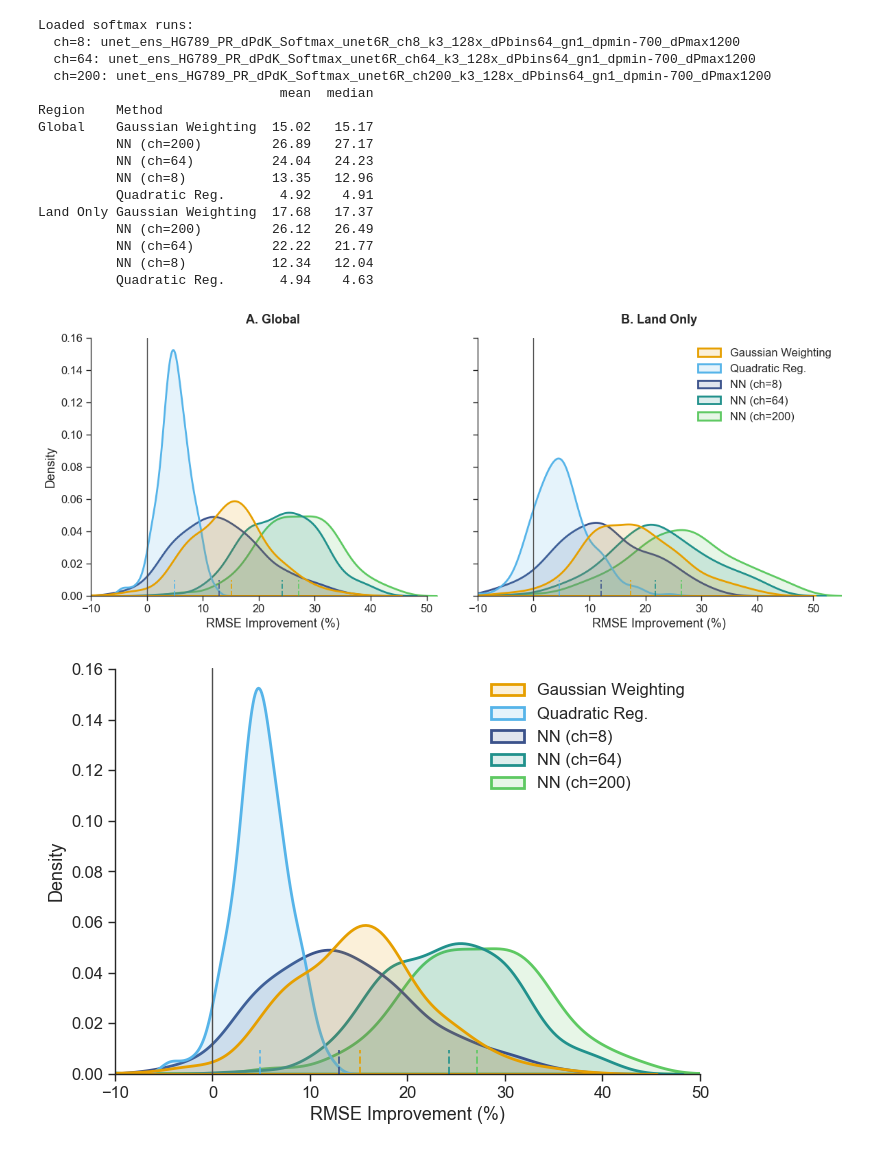
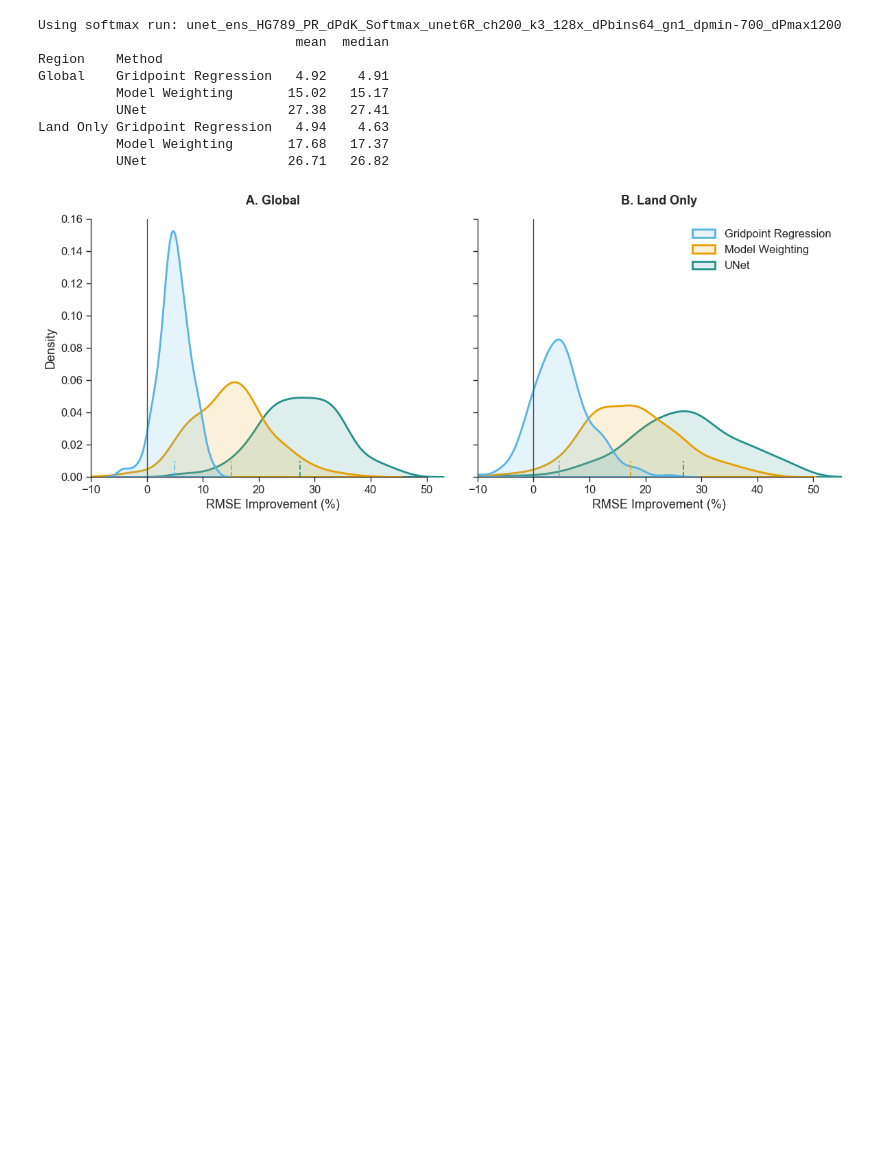
Before and after one commit to evanwellmeyer/precio_pr_dpdk, a Jupyter notebook: PDFs.ipynb, the cells around one changed output. Cells and saved outputs as stored; diff of their text form; code cells hidden in the pictures; blank space fills up the shorter version.

```diff
--- a/PDFs.ipynb
+++ b/PDFs.ipynb
@@ -88,7 +88,7 @@ extend_rows(
         gweighted["member_rmse_simple"][gweighted["test_idx"]],
         gweighted["member_rmse_weighted"][gweighted["test_idx"]],
     ),
-    "Gaussian Weighting",
+    "Model Weighting",
     "Global",
 )
 extend_rows(
@@ -97,13 +97,13 @@ extend_rows(
         polynomial["member_rmse_mean"][polynomial["test_idx"]],
         polynomial["member_rmse_poly3"][polynomial["test_idx"]],
     ),
-    "Quadratic Reg.",
+    "Gridpoint Regression",
     "Global",
 )
 extend_rows(
     rows,
     rmse_improvement(sm_baseline, softmax["rmse_softmax_mean"][sm_test_idx]),
-    f"NN (ch={requested_channel})",
+    f"UNet",
     "Global",
 )
 
@@ -113,7 +113,7 @@ extend_rows(
         gweighted["member_rmse_simple_land"][gweighted["test_idx"]],
         gweighted["member_rmse_weighted_land"][gweighted["test_idx"]],
     ),
-    "Gaussian Weighting",
+    "Model Weighting",
     "Land Only",
 )
 extend_rows(
@@ -122,22 +122,22 @@ extend_rows(
         polynomial["member_rmse_mean_land"][polynomial["test_idx"]],
         polynomial["member_rmse_poly3_land"][polynomial["test_idx"]],
     ),
-    "Quadratic Reg.",
+    "Gridpoint Regression",
     "Land Only",
 )
 extend_rows(
     rows,
     rmse_improvement(sm_baseline_land, softmax["rmse_softmax_mean_land"][sm_test_idx]),
-    f"NN (ch={requested_channel})",
+    f"UNet",
     "Land Only",
 )
 
 df = pd.DataFrame(rows)
-method_order = ["Gaussian Weighting", "Quadratic Reg.", f"NN (ch={requested_channel})"]
+method_order = ["Gridpoint Regression", "Model Weighting", "UNet"]
 palette = {
-    "Gaussian Weighting": "#E69F00",
-    "Quadratic Reg.": "#56B4E9",
-    f"NN (ch={requested_channel})": sns.color_palette("viridis", n_colors=1)[0],
+    "Model Weighting": "#E69F00",
+    "Gridpoint Regression": "#56B4E9",
+    f"UNet": sns.color_palette("viridis", n_colors=1)[0],
 }
 
 summary = (
@@ -162,47 +162,39 @@ for ax, region, letter, show_legend in zip(axes, ["Global", "Land Only"], ["A",
         hue="Method",
         hue_order=method_order,
         palette=palette,
         fill=True,
         alpha=0.15,
         linewidth=2,
         common_norm=False,
         legend=show_legend,
         ax=ax,
     )
 
     for method in method_order:
         values = subset.loc[subset["Method"] == method, "RMSE Improvement (%)"].values
         ax.axvline(np.median(values), color=palette[method], linestyle="--", alpha=0.85, linewidth=1.4, ymax=0.06)
 
     ax.axvline(0, color=".3", linestyle="-", linewidth=1)
     ax.set_xlim(-10, 55)
     ax.set_ylim(0, 0.16)
     ax.set_title(f"{letter}. {region}", fontweight="bold", pad=15)
     ax.set_xlabel("RMSE Improvement (%)")
     ax.set_ylabel("Density" if region == "Global" else "")
 
     if show_legend:
         sns.move_legend(ax, "upper right", frameon=False, title=None)
 
 sns.despine(trim=True)
 plt.tight_layout()
 plt.show()
 # %% [output]
-Loaded softmax runs:
-  ch=8: unet_ens_HG789_PR_dPdK_Softmax_unet6R_ch8_k3_128x_dPbins64_gn1_dpmin-700_dPmax1200
-  ch=64: unet_ens_HG789_PR_dPdK_Softmax_unet6R_ch64_k3_128x_dPbins64_gn1_dpmin-700_dPmax1200
-  ch=200: unet_ens_HG789_PR_dPdK_Softmax_unet6R_ch200_k3_128x_dPbins64_gn1_dpmin-700_dPmax1200
-                               mean  median
+Using softmax run: unet_ens_HG789_PR_dPdK_Softmax_unet6R_ch200_k3_128x_dPbins64_gn1_dpmin-700_dPmax1200
+                                 mean  median
 Region    Method
-Global    Gaussian Weighting  15.02   15.17
-          NN (ch=200)         26.89   27.17
-          NN (ch=64)          24.04   24.23
-          NN (ch=8)           13.35   12.96
-          Quadratic Reg.       4.92    4.91
-Land Only Gaussian Weighting  17.68   17.37
-          NN (ch=200)         26.12   26.49
-          NN (ch=64)          22.22   21.77
-          NN (ch=8)           12.34   12.04
-          Quadratic Reg.       4.94    4.63
+Global    Gridpoint Regression   4.92    4.91
+          Model Weighting       15.02   15.17
+          UNet                  27.38   27.41
+Land Only Gridpoint Regression   4.94    4.63
+          Model Weighting       17.68   17.37
+          UNet                  26.71   26.82
-[figure, old version]
+[figure, new version]
-[figure, removed]
```
Also changed, not shown: parts of 1 cell of this notebook, 2 other files.
